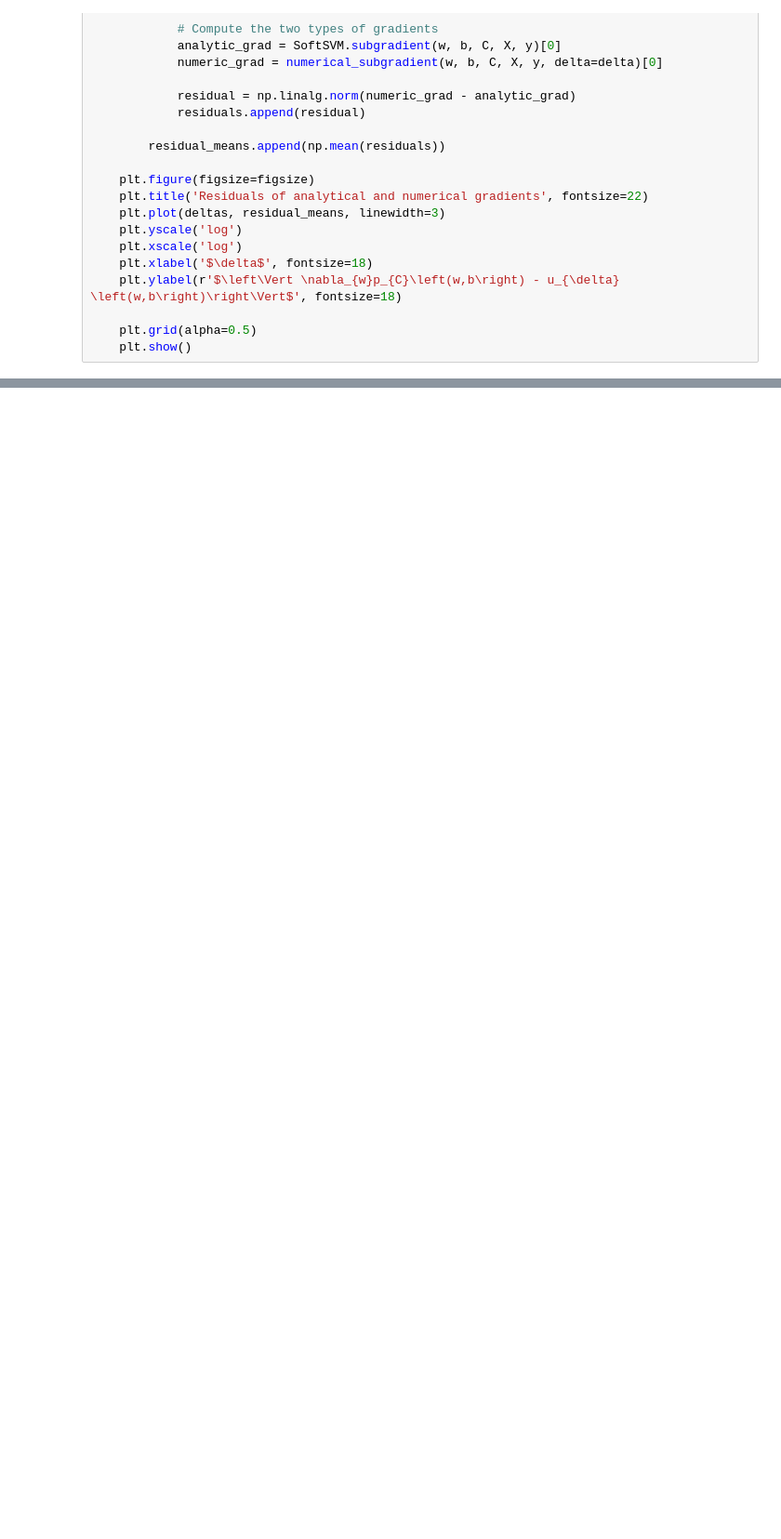
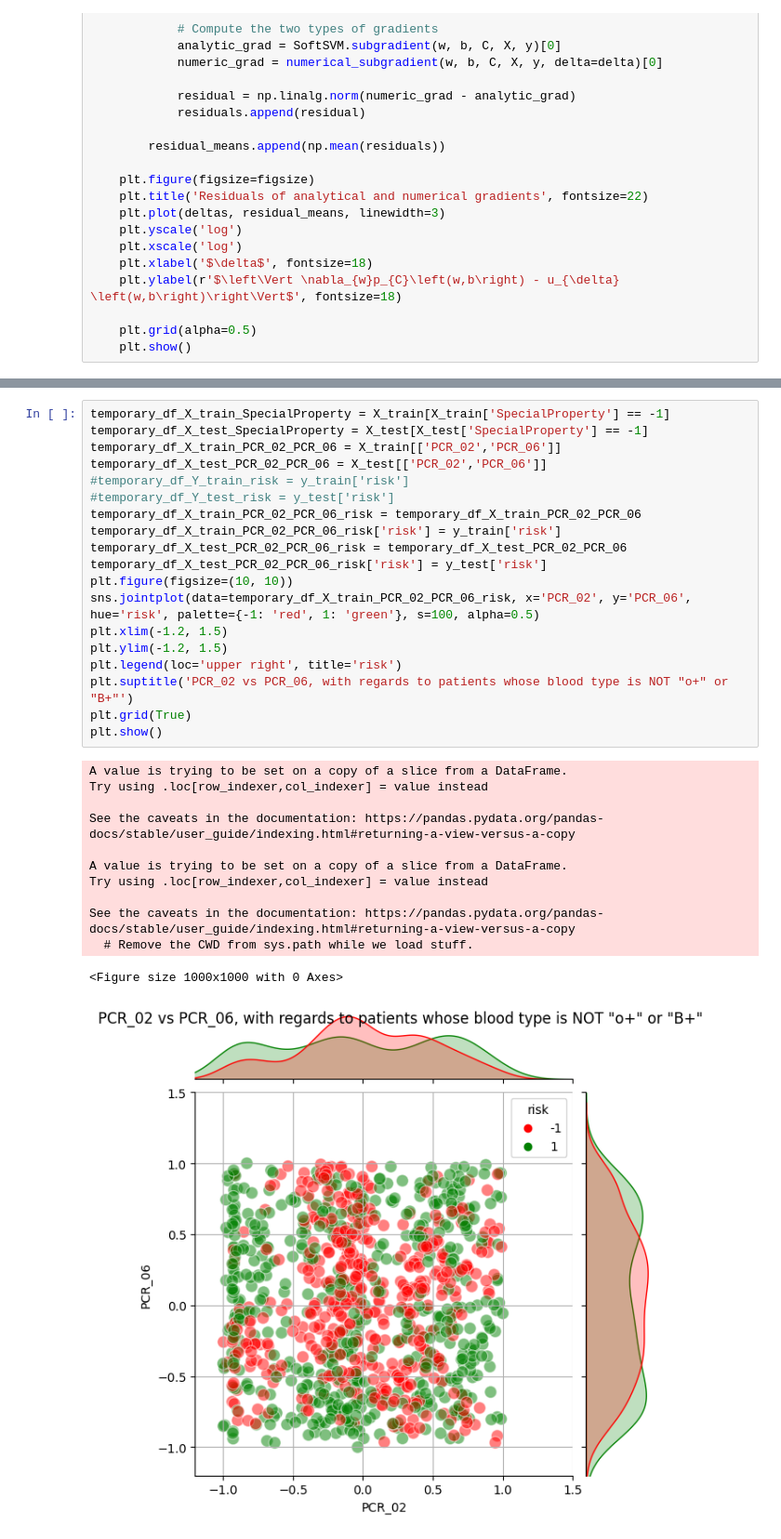
Before and after one commit to mayagel/mlhw2wet, a Jupyter notebook: Copy_of_Untitled1.ipynb, the cells around one changed output, grey strips where cells are left out. Shown at 93% size. Saved outputs shown, nothing was run; the diff lists cells and outputs as text; blank space fills up the shorter version.

```diff
--- a/Copy_of_Untitled1.ipynb
+++ b/Copy_of_Untitled1.ipynb
@@ -624,0 +649,32 @@ Test score: 0.712
+# %%
+temporary_df_X_train_SpecialProperty = X_train[X_train['SpecialProperty'] == -1]
+temporary_df_X_test_SpecialProperty = X_test[X_test['SpecialProperty'] == -1]
+temporary_df_X_train_PCR_02_PCR_06 = X_train[['PCR_02','PCR_06']]
+temporary_df_X_test_PCR_02_PCR_06 = X_test[['PCR_02','PCR_06']]
+#temporary_df_Y_train_risk = y_train['risk']
+#temporary_df_Y_test_risk = y_test['risk']
+temporary_df_X_train_PCR_02_PCR_06_risk = temporary_df_X_train_PCR_02_PCR_06
+temporary_df_X_train_PCR_02_PCR_06_risk['risk'] = y_train['risk']
+temporary_df_X_test_PCR_02_PCR_06_risk = temporary_df_X_test_PCR_02_PCR_06
+temporary_df_X_test_PCR_02_PCR_06_risk['risk'] = y_test['risk']
+plt.figure(figsize=(10, 10))
+sns.jointplot(data=temporary_df_X_train_PCR_02_PCR_06_risk, x='PCR_02', y='PCR_06', hue='risk', palette={-1: 'red', 1: 'green'}, s=100, alpha=0.5)
+plt.xlim(-1.2, 1.5)
+plt.ylim(-1.2, 1.5)
+plt.legend(loc='upper right', title='risk')
+plt.suptitle('PCR_02 vs PCR_06, with regards to patients whose blood type is NOT "o+" or "B+"')
+plt.grid(True)
+plt.show()
+# %% [output]
+A value is trying to be set on a copy of a slice from a DataFrame.
+Try using .loc[row_indexer,col_indexer] = value instead
+
+See the caveats in the documentation: https://pandas.pydata.org/pandas-docs/stable/user_guide/indexing.html#returning-a-view-versus-a-copy
+
+A value is trying to be set on a copy of a slice from a DataFrame.
+Try using .loc[row_indexer,col_indexer] = value instead
+
+See the caveats in the documentation: https://pandas.pydata.org/pandas-docs/stable/user_guide/indexing.html#returning-a-view-versus-a-copy
+  # Remove the CWD from sys.path while we load stuff.
+<Figure size 1000x1000 with 0 Axes>
+[figure, added]
```
Also changed, not shown: parts of 11 cells of this notebook.
